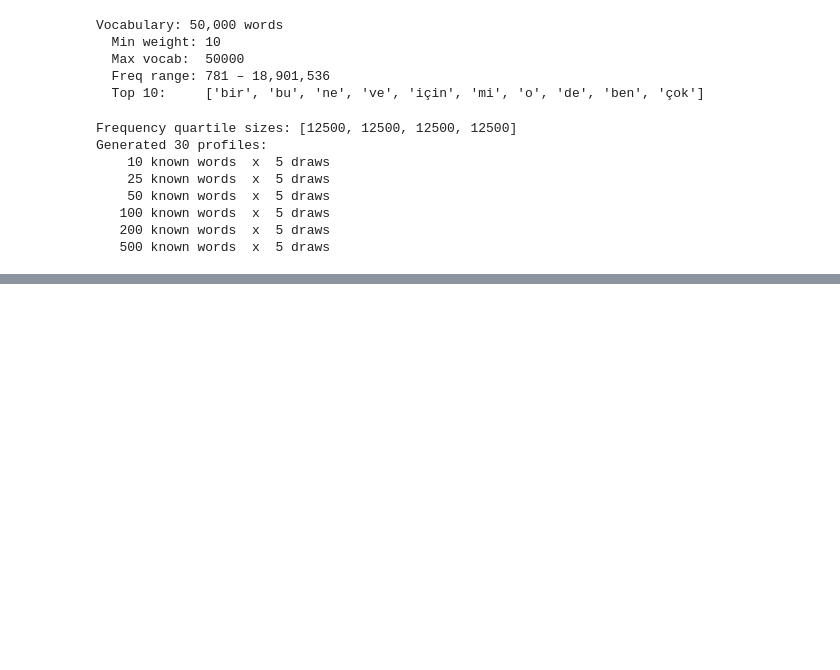
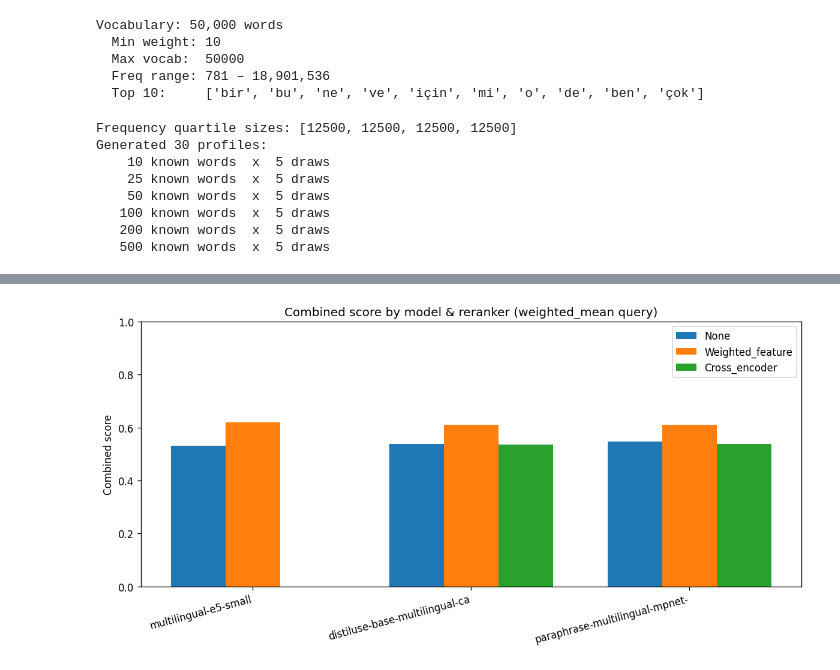
Before and after one commit to MAKhan22/symmetrical-broccoli, a Jupyter notebook: alpha.ipynb, the cells around one changed output, grey strips where cells are left out. Saved outputs shown, nothing was run; the diff lists cells and outputs as text; code cells hidden in the pictures; blank space fills up the shorter version.

```diff
--- a/alpha.ipynb
+++ b/alpha.ipynb
@@ -167,6 +181,11 @@ print(f"  Min weight: {MIN_WEIGHT}")
 print(f"  Max vocab:  {MAX_VOCAB or 'unlimited'}")
 print(f"  Freq range: {min(freqs):,} – {max(freqs):,}")
 print(f"  Top 10:     {all_words[:10]}")
+
+# Frequency constants for metric computation
+MAX_FREQ = max(freqs)
+BOTTOM_QUARTILE_IDX = 3 * len(all_words) // 4
+BOTTOM_QUARTILE_FREQ = freqs[BOTTOM_QUARTILE_IDX]
 # %% [output]
 Vocabulary: 50,000 words
   Min weight: 10
@@ -792,19 +899,23 @@ output_path = RESULTS_DIR / "benchmark_results.json"
 
 save_results = []
 for r in all_results:
-    sr = {
+    sr: dict[str, Any] = {
         "bi_model": r["bi_model"],
         "query_strategy": r["query_strategy"],
-        "use_cross_encoder": r["use_cross_encoder"],
+        "reranker_type": r["reranker_type"],
         "profile_size": r["profile_size"],
         "elapsed_s": r["elapsed_s"],
     }
-    for method in ["bi_only", "bi_cross"]:
+    for method in ["bi_only", "weighted_feature", "cross_encoder"]:
         if method in r and r[method] is not None:
             sr[method] = {
                 "words": r[method].get("words", [])[:5],
-                "stem_overlap": r[method]["stem_overlap"],
-                "embedding_coherence": r[method]["embedding_coherence"],
+                "combined_score": r[method]["combined_score"],
+                "semantic_coherence": r[method]["semantic_coherence"],
+                "frequency": r[method]["frequency"],
+                "morph_diversity": r[method]["morph_diversity"],
+                "rec_diversity": r[method]["rec_diversity"],
+                "difficulty_penalty": r[method]["difficulty_penalty"],
             }
     save_results.append(sr)
 
@@ -896,0 +995,66 @@ Notes:
+# %%
+# =====================================================================
+# Visualizations
+# =====================================================================
+
+if results_path.exists() and HAS_MPL and "data" in dir():
+
+    # Re-aggregate all results (including bi_only)
+    agg = defaultdict(lambda: {k: [] for k in METRIC_KEYS})
+    for r in data:
+        for method in ["bi_only", "weighted_feature", "cross_encoder"]:
+            if method in r:
+                key = (r["bi_model"], r["query_strategy"], r["reranker_type"], method)
+                for k in METRIC_KEYS:
+                    agg[key][k].append(r[method][k])
+
+    plt.rcParams["figure.dpi"] = 120
+    QS_WEIGHTED = "weighted_mean"
+    model_labels = {}
+    for k in agg:
+        model_labels[k[0]] = k[0].split("/")[-1][:30]
+    models_sorted = sorted(set(k[0] for k in agg))
+
+    # ----------------------------------------------------------------
+    # 1. Combined score by model & reranker (weighted_mean query)
+    # ----------------------------------------------------------------
+    print("=" * 70)
+    print("  1. Combined Score by Model & Reranker (weighted_mean query)")
+    print("=" * 70)
+    print("  Key question: Which reranker gives the best combined score?")
+    print("  The combined score is the objective we actually optimize.")
+    print("  Weighted feature reranker should outperform bi_only and")
+    print("  cross-encoder if the multi-objective formula is correct.")
+    print()
+
+    fig, ax = plt.subplots(figsize=(10, 5))
+    rerankers = ["none", "weighted_feature", "cross_encoder"]
+    x = np.arange(len(models_sorted))
+    w = 0.25
+    for i, rt in enumerate(rerankers):
+        vals = []
+        for m in models_sorted:
+            mk = (m, QS_WEIGHTED, rt, "bi_only")
+            rk = (m, QS_WEIGHTED, rt, rt)
+            if rt == "none":
+                v = np.mean(agg[mk]["combined_score"]) if agg[mk]["combined_score"] else 0
+            elif rk in agg and agg[rk]["combined_score"]:
+                v = np.mean(agg[rk]["combined_score"])
+            else:
+                v = 0
+            vals.append(v)
+        bars = ax.bar(x + i * w, vals, w, label=rt.capitalize())
+    ax.set_xticks(x + w)
+    ax.set_xticklabels([model_labels[m] for m in models_sorted],
+                       rotation=15, ha="right")
+    ax.set_ylabel("Combined score")
+    ax.set_title("Combined score by model & reranker (weighted_mean query)")
+    ax.legend()
+    ax.set_ylim(0, 1)
+    fig.tight_layout()
+    fig.savefig(RESULTS_DIR / "fig_combined_by_model_reranker.png")
+    plt.show()
+    print()
+
+    # ----------------------------------------------------------------
+# %% [output]
@@ -896,0 +1068 @@ Notes:
+[figure, added]
```
Also changed, not shown: parts of 19 cells of this notebook, 5 other files.
